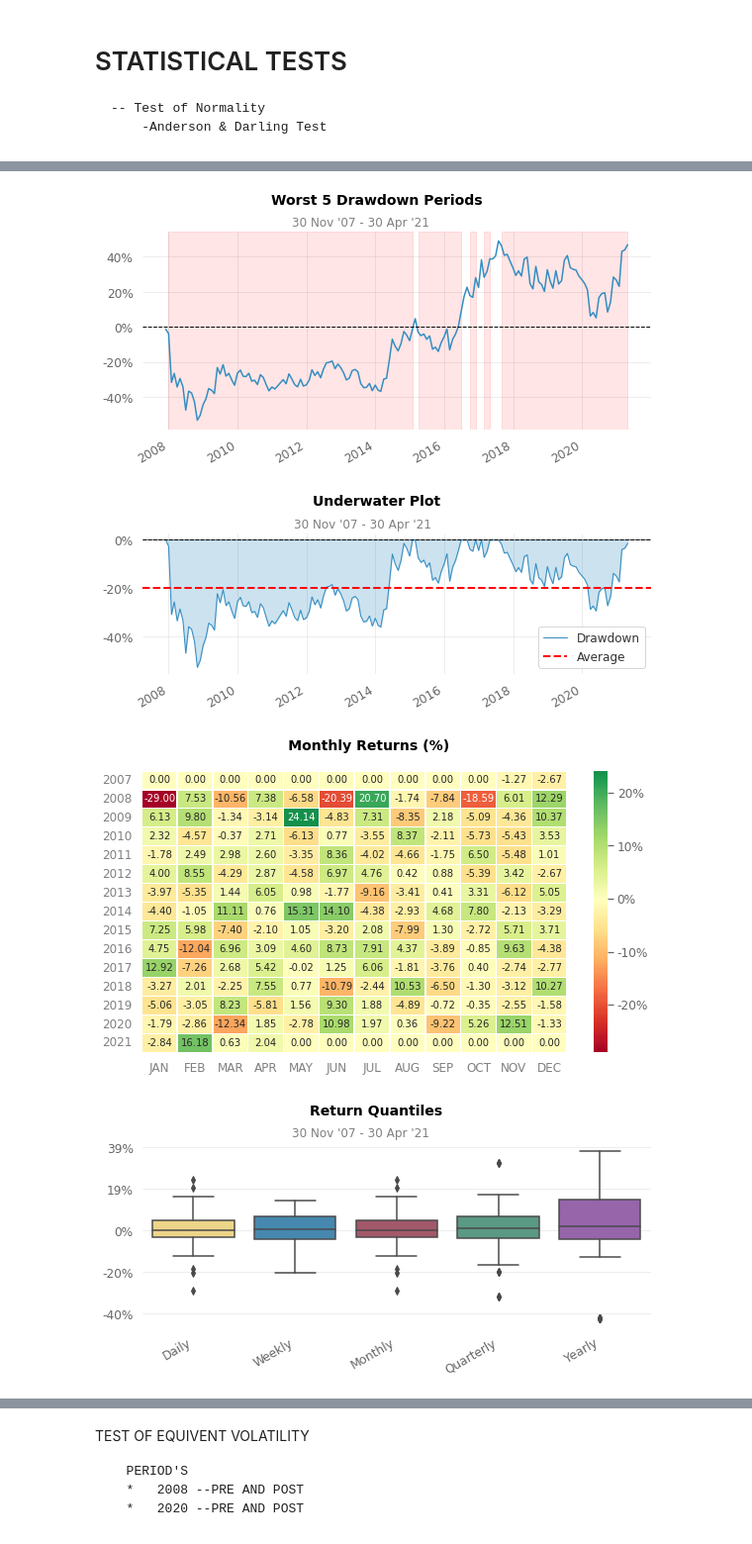
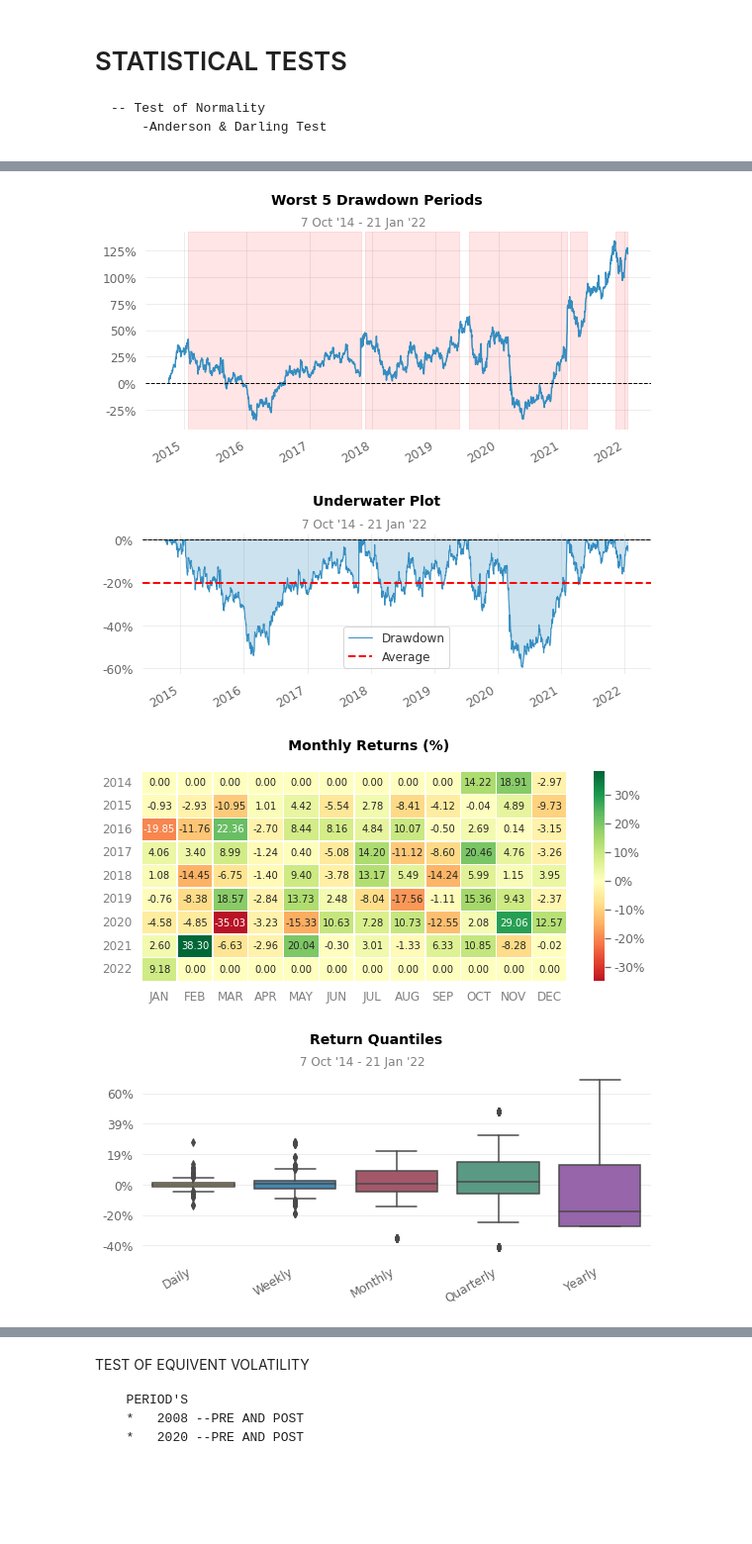
Before and after one commit to AMAYadav/PROJECTS-, a Jupyter notebook: Volatility_study.ipynb, the cells around one changed output, grey strips where cells are left out. Shown at 99% size. Saved outputs shown, nothing was run; the diff lists cells and outputs as text; code cells hidden in the pictures; blank space fills up the shorter version.

```diff
--- a/Volatility_study.ipynb
+++ b/Volatility_study.ipynb
@@ -439,0 +456,19 @@ Win Year %                 57.14%
+# %%
+ticker='SBIN.NS'
+start='2014-10-05'
+end='2022-01-22'
+# %%
+stock= yf.download(tickers=ticker,start=start,end=end,progress=False).round(3)
+stock
+
+
+returns_stock=stock['Adj Close'].pct_change()
+vol_stock=stock['Adj Close'].pct_change().std()
+# %%
+plt.rc("figure", figsize=(16, 12))
+from statsmodels.tsa.seasonal import seasonal_decompose
+seasonal_decompose(
+    stock['Adj Close'].resample('M')\
+    .last()
+,model='multiplicative')\
+.plot()
@@ -440,3 +531,3 @@ Win Year %                 57.14%
 # %%
-qs.reports.plots(ret_monthly,mode='full')
+qs.reports.plots(returns_stock,mode='full')
 # %% [output]
@@ -452,5 +542,5 @@ findfont: Font family ['Arial'] not found. Falling back to DejaVu Sans.
-[figure, old version]
+[figure, new version]
-[figure, old version]
+[figure, new version]
-[figure, old version]
+[figure, new version]
-[figure, old version]
+[figure, new version]
 # %%
```
Also changed, not shown: parts of 30 cells of this notebook.
